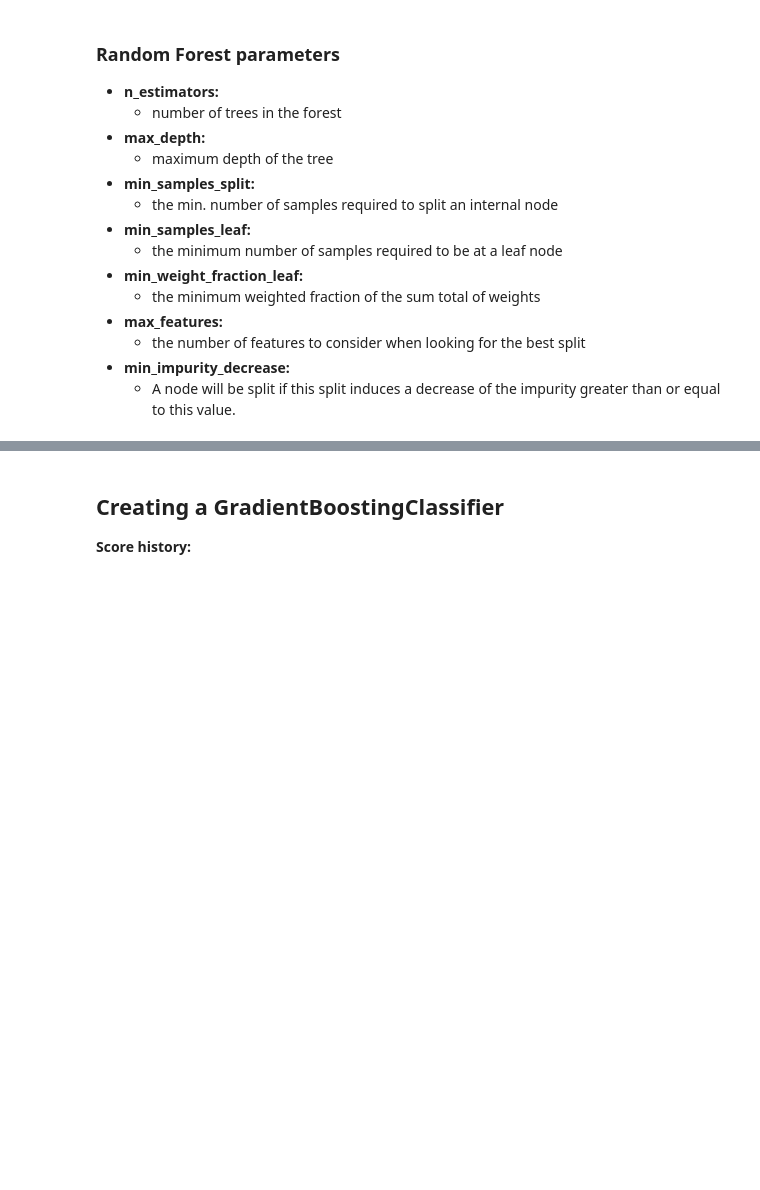
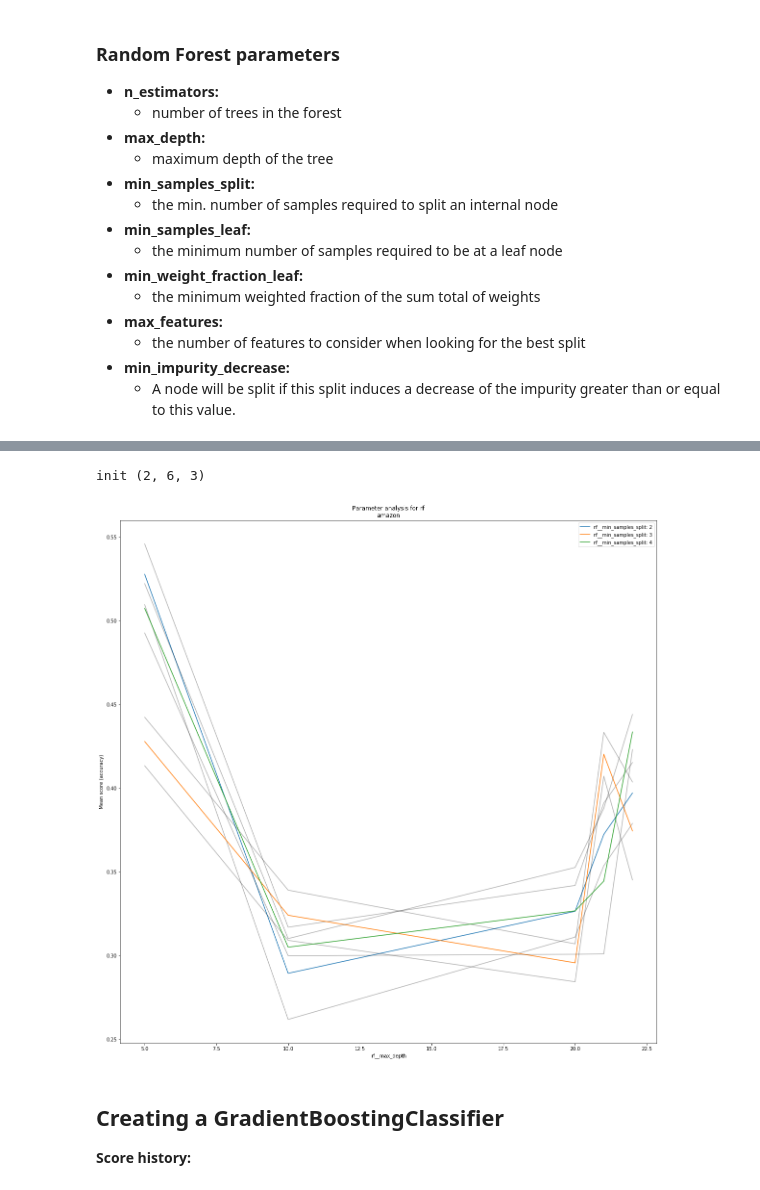
Before and after one commit to theGreatRaphael/ML_Task1, a Jupyter notebook: Exercise2/Amazon.ipynb, the cells around one changed output, grey strips where cells are left out. Saved outputs shown, nothing was run; the diff lists cells and outputs as text; code cells hidden in the pictures; blank space fills up the shorter version.

```diff
--- a/Exercise2/Amazon.ipynb
+++ b/Exercise2/Amazon.ipynb
@@ -328,6 +400,18 @@ print(classification_report(y_test, y_pred_rf))
 # %%
 print(confusion_matrix(y_test, y_pred_rf))
 cm = confusion_matrix(y_test, y_pred_rf)
+# %%
+params_rf_base = {
+    'rf__max_depth': [None, 5, 10, 15, 20],
+    'rf__min_samples_split': [2, 3, 4],
+    'rf__n_estimators': [100]
+}
+plot_parameter_analysis(grid=grid_rf, params=params_rf, param1='rf__max_depth',
+                        param2='rf__min_samples_split', params_base=params_rf_base,
+                        method_name='rf')
+# %% [output]
+init (2, 6, 3)
+[figure, added]
 # %% [markdown]
 ## Creating a GradientBoostingClassifier
 __Score history:__
```
Also changed, not shown: parts of 16 cells of this notebook.
